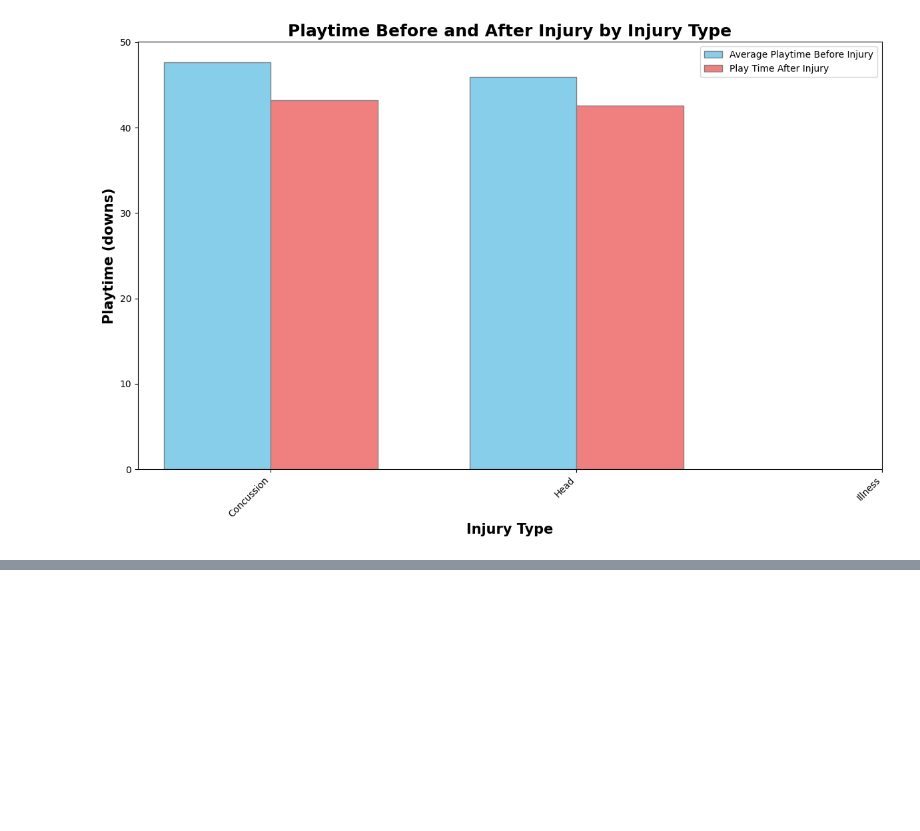
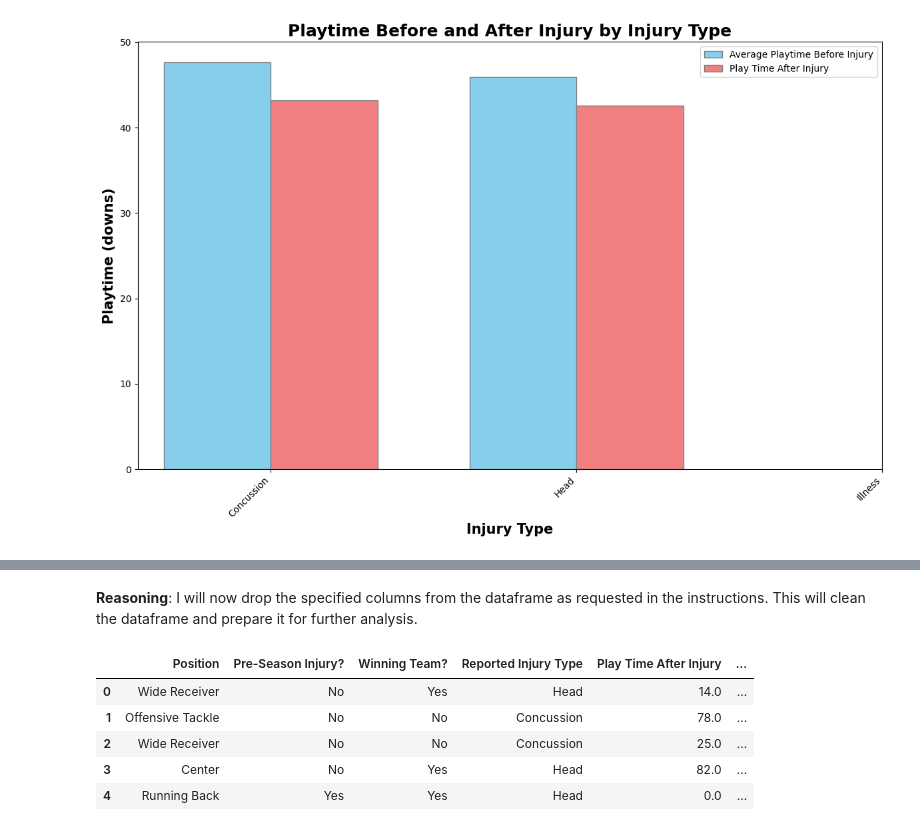
Before and after one commit to Albert-hub09/Albert_Football, a Jupyter notebook: Albert_Football.ipynb, the cells around one changed output, grey strips where cells are left out. Saved outputs shown, nothing was run; the diff lists cells and outputs as text; code cells hidden in the pictures; blank space fills up the shorter version.

```diff
--- a/Albert_Football.ipynb
+++ b/Albert_Football.ipynb
@@ -90,0 +115,18 @@ plt.show()
+# %% [markdown]
+**Reasoning**:
+I will now drop the specified columns from the dataframe as requested in the instructions. This will clean the dataframe and prepare it for further analysis.
+# %%
+columns_to_drop = [
+    'ID', 'Player', 'Team', 'Game', 'Date', 'Opposing Team',
+    'Week of Injury', 'Season', 'Weeks Injured', 'Games Missed',
+    'Unknown Injury?', 'Total Snaps'
+]
+df = df.drop(columns=columns_to_drop, axis=1)
+df.head()
+# %% [output]
+|  | Position | Pre-Season Injury? | Winning Team? | Reported Injury Type | Play Time After Injury | ... |
+| 0 | Wide Receiver | No | Yes | Head | 14.0 | ... |
+| 1 | Offensive Tackle | No | No | Concussion | 78.0 | ... |
+| 2 | Wide Receiver | No | No | Concussion | 25.0 | ... |
+| 3 | Center | No | Yes | Head | 82.0 | ... |
+| 4 | Running Back | Yes | Yes | Head | 0.0 | ... |
```
Also changed, not shown: parts of 5 cells of this notebook.
